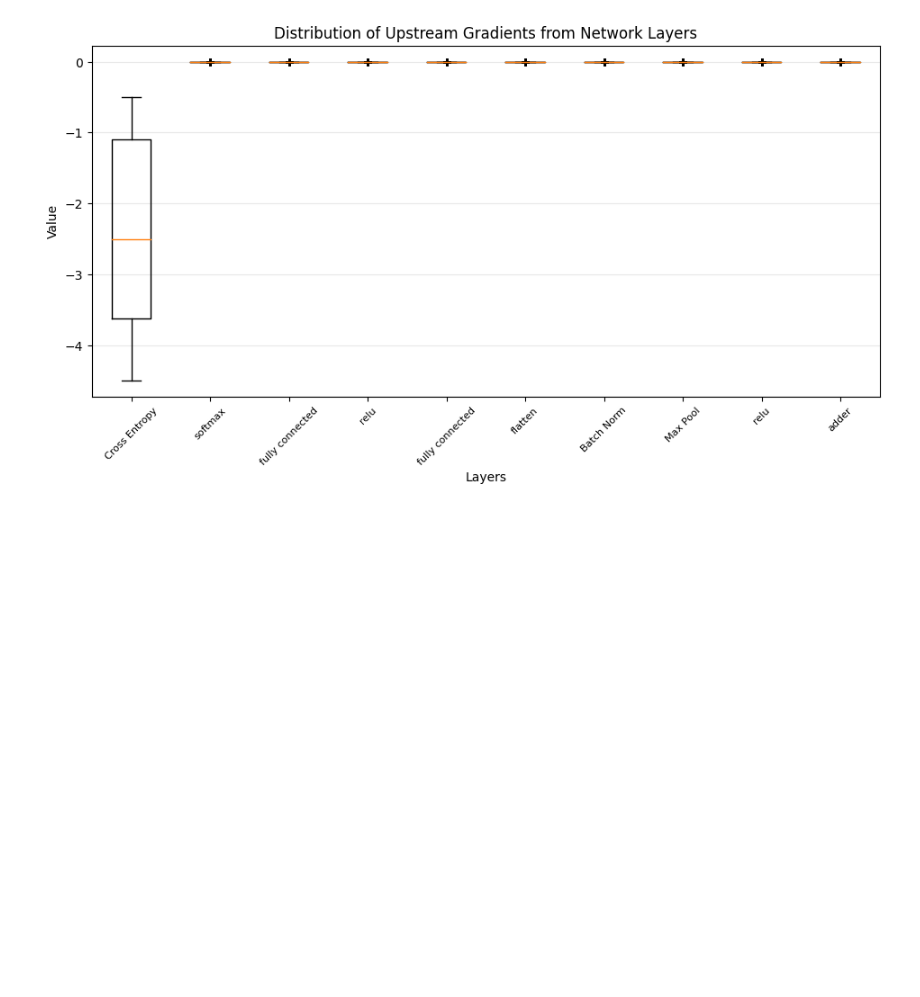
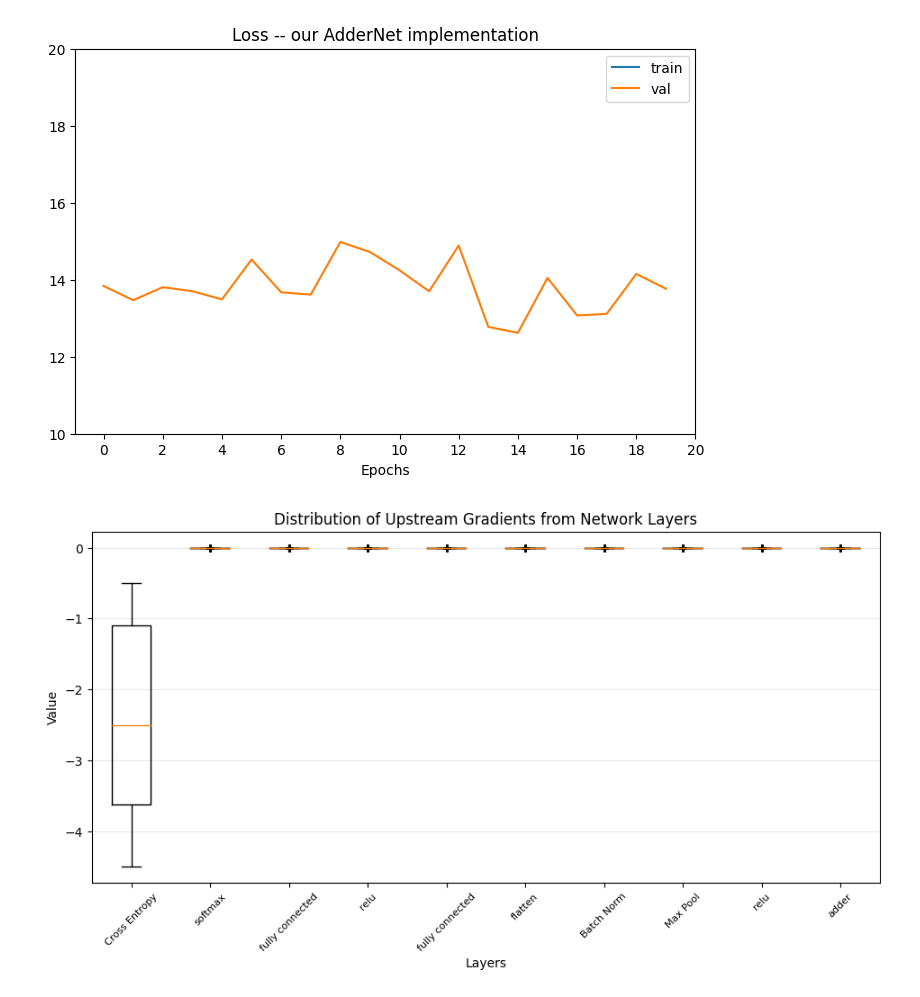
Before and after one commit to jdowner212/cs577_addernet, a Jupyter notebook: AdderNet_functions.ipynb, the cells around one changed output. Cells and saved outputs as stored; diff of their text form; code cells hidden in the pictures; blank space fills up the shorter version.

Commit message:
plots

```diff
--- a/AdderNet_functions.ipynb
+++ b/AdderNet_functions.ipynb
@@ -14,3 +16,9 @@ X_trn_c10, y_trn_c10, X_tst_c10, y_tst_c10, X_val_c10, y_val_c10 = load_cifar_da
+# %%
+# If the data is already downloaded the root dir should be set to the parent directory of the data folder
+# If the data is not already download then set root to the desired parent directory
+root = os.getcwd()
+data_dir = f'{root}/cifar-10-batches-py'
+X_trn_c10, y_trn_c10, X_tst_c10, y_tst_c10, X_val_c10, y_val_c10 = load_cifar_data(data_dir,tiny=True, download=False)  # to download the dataset set download=True
 # %%
 this_model = Model(loss_name='cat_cross_entropy')
 
@@ -59,13 +74,15 @@ plt.show()
 # %%
 plt.figure(figsize=(8,5))
 plt.plot(range(20),history['loss'],label='train')
 plt.plot(range(20),history['val_loss'],label='val')
 plt.legend()
 plt.xlabel('Epochs')
 plt.xticks(range(0,21,2))
-plt.ylim(0,0.1)
+plt.ylim(10,20)
 plt.title('Loss -- our AdderNet implementation')
 plt.show()
+# %% [output]
+[figure, added]
 # %%
 data = [x[1] for x in summaries[0]]
 labels = [x[0] for x in summaries[0]]
```
Also changed, not shown: parts of 6 cells of this notebook.
